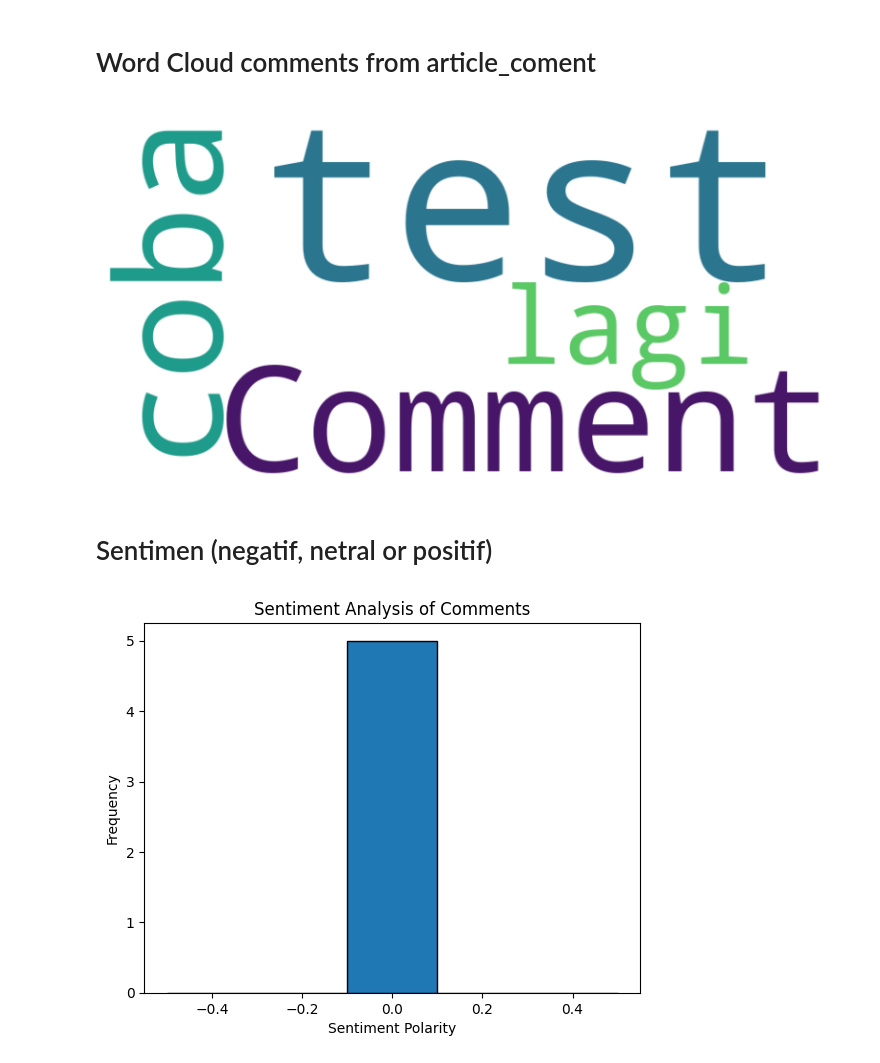
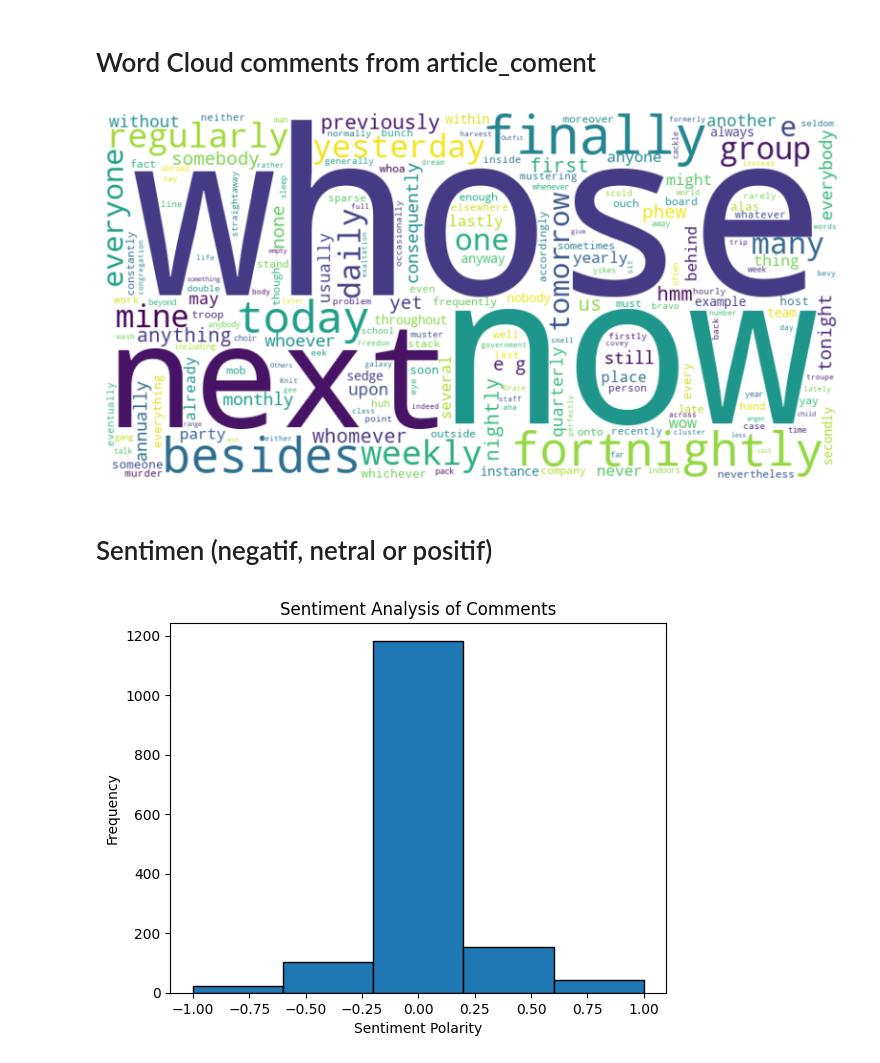
Before and after one commit to RECYTHNG/recything-de, a Jupyter notebook: example-visualisasi.ipynb, the cells around one changed output. Drawn from its saved outputs; the diff is of its cells as text; code cells hidden in the pictures.

```diff
--- a/example-visualisasi.ipynb
+++ b/example-visualisasi.ipynb
@@ -5,7 +5,7 @@ import pandas as pd
 from wordcloud import WordCloud
 import matplotlib.pyplot as plt
 
-df = pd.read_csv('data_database/article_comments.csv')
+df = pd.read_csv('data_warehouse/fact_videos_comment.csv')
 
 all_comments = " ".join(df['comment'].dropna())
 
@@ -16,27 +16,27 @@ plt.imshow(wordcloud, interpolation='bilinear')
 plt.axis('off')
 plt.show()
 # %% [output]
-[figure, old version]
+[figure, new version]
 # %% [markdown]
 # Sentimen (negatif, netral or positif)
 # %%
 import pandas as pd
 from textblob import TextBlob
 import matplotlib.pyplot as plt
 
-df = pd.read_csv('data_database/article_comments.csv')
+df = pd.read_csv('data_warehouse/fact_videos_comment.csv')
 
 if 'comment' in df.columns:
     comments = df['comment'].dropna()
 
     sentiments = [TextBlob(comment).sentiment.polarity for comment in comments]
 
     plt.hist(sentiments, bins=5, edgecolor='black')
     plt.title('Sentiment Analysis of Comments')
     plt.xlabel('Sentiment Polarity')
     plt.ylabel('Frequency')
     plt.show()
 else:
     print("Kolom 'comment' tidak ditemukan dalam file CSV.")
 # %% [output]
-[figure, old version]
+[figure, new version]
```
Also changed, not shown: parts of 1 cell of this notebook, 11 other files.
